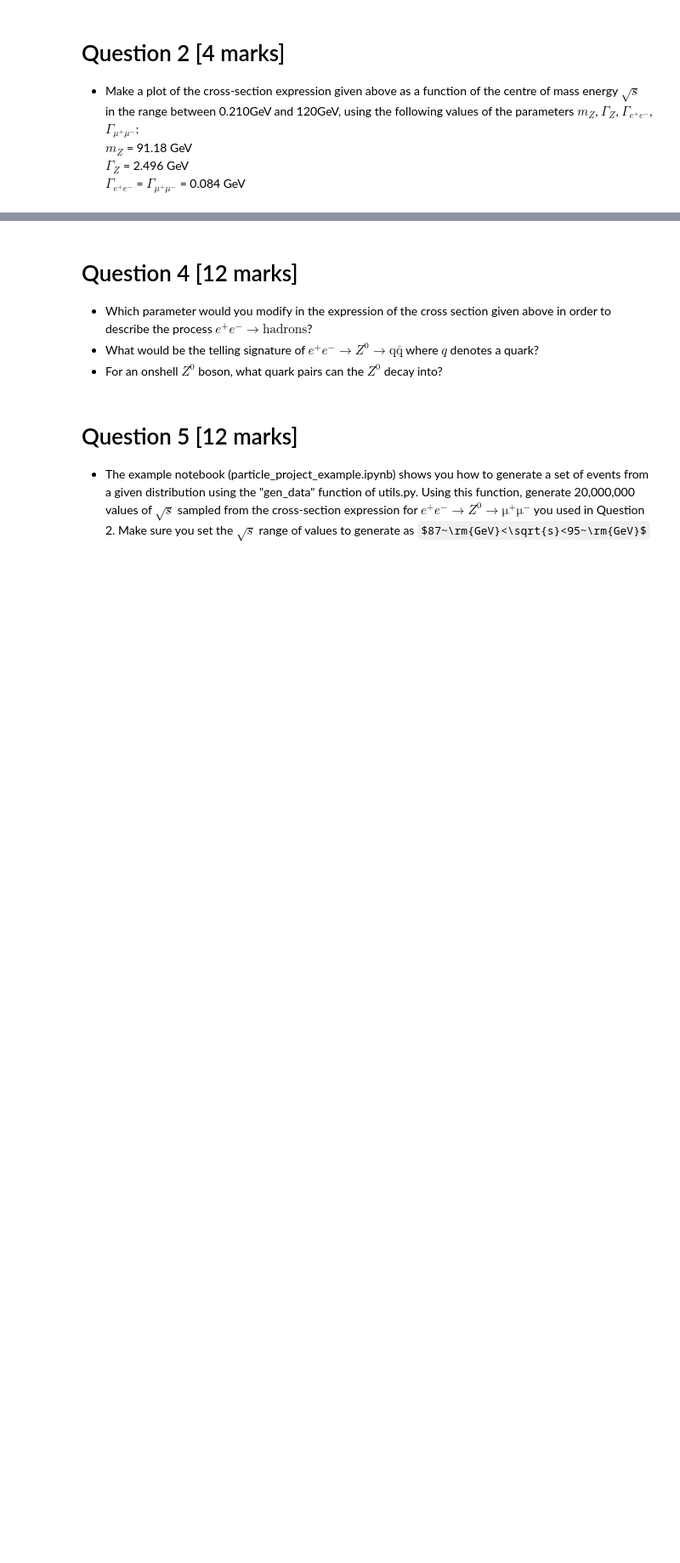
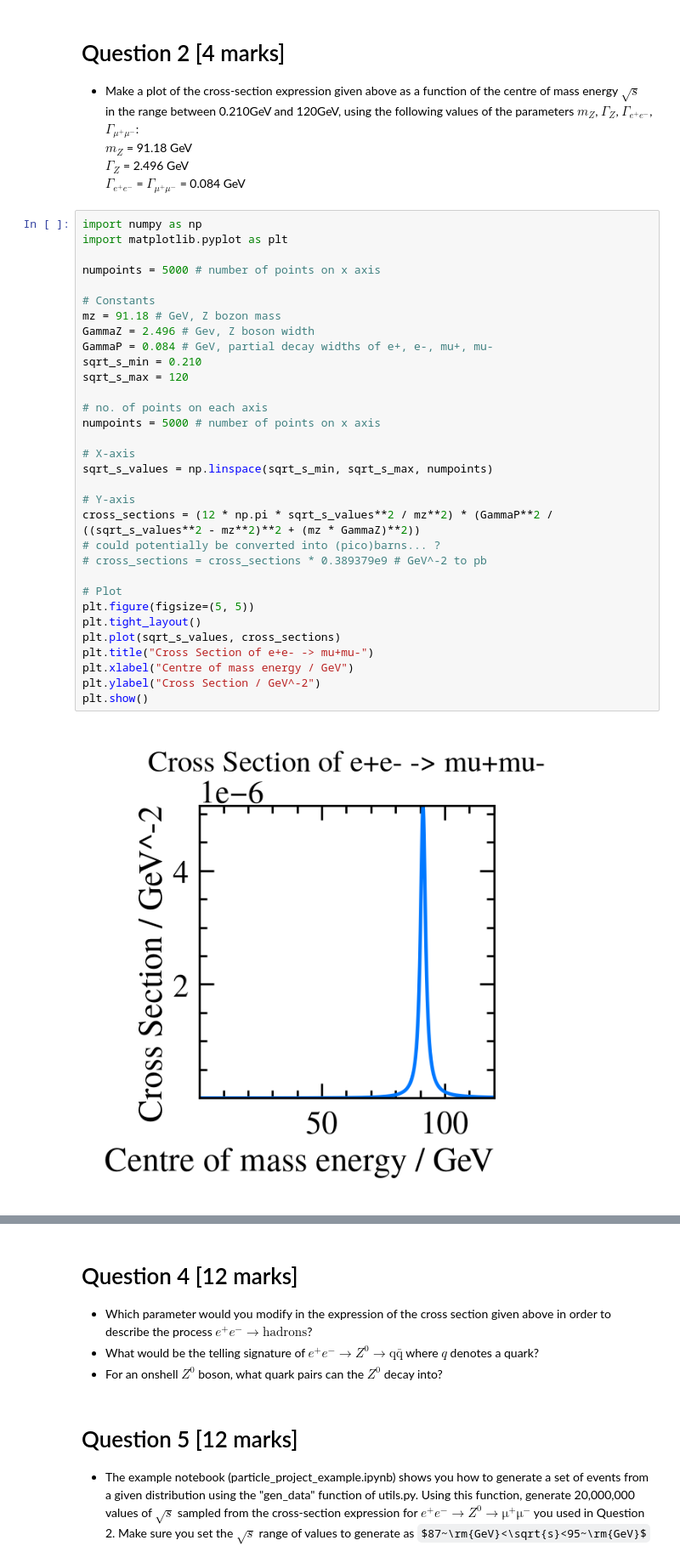
Before and after one commit to PastaShapes/particle-1-AH-JH-RYN, a Jupyter notebook: particle_1_AH_JH_RYN.ipynb, the cells around one changed output, grey strips where cells are left out. Shown at 85% size. Cells and saved outputs as stored; diff of their text form; some formulas as TeX source; blank space fills up the shorter version.

```diff
--- a/particle_1_AH_JH_RYN.ipynb
+++ b/particle_1_AH_JH_RYN.ipynb
@@ -30,6 +28,40 @@ $$\sigma(e^{+}e^{-}\rightarrow  \mu^+\mu^-) = \frac{12\pi s}{m_{Z}^{2}}\frac{\Ga
 $m_Z$ = 91.18 GeV\
 $\Gamma_Z$ = 2.496 GeV\
 $\Gamma_{e^+e^-}$ = $\Gamma_{\mu^+\mu^-}$ = 0.084 GeV
+# %%
+import numpy as np
+import matplotlib.pyplot as plt
+
+numpoints = 5000 # number of points on x axis
+
+# Constants
+mz = 91.18 # GeV, Z bozon mass
+GammaZ = 2.496 # Gev, Z boson width
+GammaP = 0.084 # GeV, partial decay widths of e+, e-, mu+, mu-
+sqrt_s_min = 0.210
+sqrt_s_max = 120
+
+# no. of points on each axis
+numpoints = 5000 # number of points on x axis
+
+# X-axis
+sqrt_s_values = np.linspace(sqrt_s_min, sqrt_s_max, numpoints)
+
+# Y-axis
+cross_sections = (12 * np.pi * sqrt_s_values**2 / mz**2) * (GammaP**2 / ((sqrt_s_values**2 - mz**2)**2 + (mz * GammaZ)**2))
+# could potentially be converted into (pico)barns... ?
+# cross_sections = cross_sections * 0.389379e9 # GeV^-2 to pb
+
+# Plot
+plt.figure(figsize=(5, 5))
+plt.tight_layout()
+plt.plot(sqrt_s_values, cross_sections)
+plt.title("Cross Section of e+e- -> mu+mu-")
+plt.xlabel("Centre of mass energy / GeV")
+plt.ylabel("Cross Section / GeV^-2")
+plt.show()
+# %% [output]
+[figure, added]
 # %% [markdown]
 # Question 3 [8 marks] #
 - Starting from the value of $\Gamma_Z$ given in the cell above, explain how we arrived at the values of the parameters $\Gamma_{e^+e^-}$ and $\Gamma_{\mu^+\mu^-}$ given in the cell above. You are given that $\rm{BF(Z^0\to e^+e^-)} = \rm{BF(Z^0\to \mu^+\mu^-)} = 3.366\%$
```
Also changed, not shown: parts of 2 cells of this notebook.
